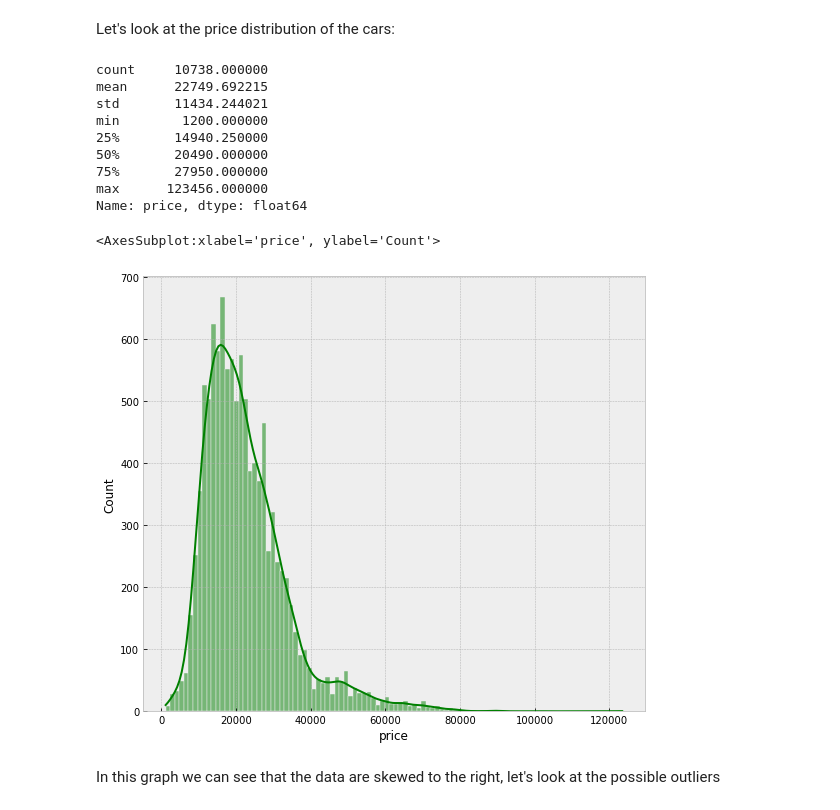
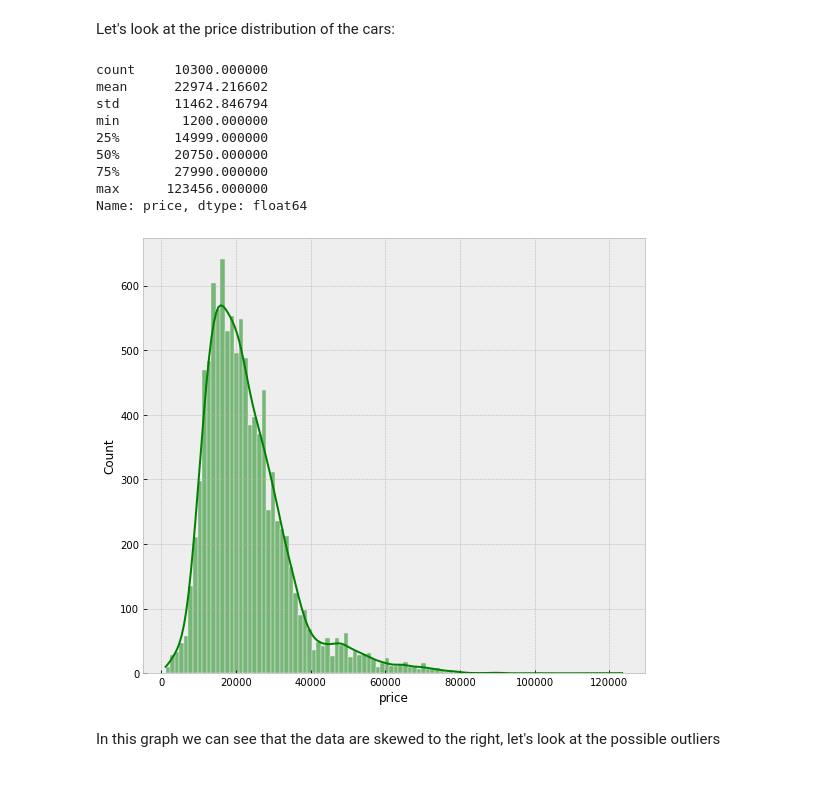
Before and after one commit to andercarrera/ML---Task-3-Treatments, a Jupyter notebook: Task-2-Regression-Exercise.ipynb, the cells around one changed output. Cells and saved outputs as stored; diff of their text form; code cells hidden in the pictures; blank space fills up the shorter version.

```diff
--- a/Task-2-Regression-Exercise.ipynb
+++ b/Task-2-Regression-Exercise.ipynb
@@ -132,0 +140,6 @@ With this information we can already deduce that practically all the variables a
+# %%
+#Replace 0 with NaN
+df["engineSize"] = df["engineSize"].replace(0, np.nan)
+df["tax"] = df["tax"].replace(0, np.nan)
+
+df.isna().sum()
@@ -132,0 +159,4 @@ With this information we can already deduce that practically all the variables a
+# %%
+df.dropna(inplace=True)
+
+df.duplicated().sum()
@@ -133,3 +167,5 @@ With this information we can already deduce that practically all the variables a
+# %%
+df.drop_duplicates(inplace=True)
 # %% [markdown]
 ## Data distribution
 # %% [markdown]
@@ -179,21 +215,24 @@ df_num.hist(figsize=(16, 20), bins=50, xlabelsize=8,
 # %% [markdown]
 Let's look at the price distribution of the cars:
 # %%
-print(df_num['price'].describe())
-plt.figure(figsize=(9, 8))
-sns.histplot(df_num['price'], color='g', bins=100, kde=True)
+def plot_distribution(target_df, column):
+    print(target_df[column].describe())
+    plt.figure(figsize=(9, 8))
+    sns.histplot(target_df[column], color='g', bins=100, kde=True)
+
+
+plot_distribution(df_num, 'price')
 # %% [output]
-count     10738.000000
-mean      22749.692215
-std       11434.244021
+count     10300.000000
+mean      22974.216602
+std       11462.846794
 min        1200.000000
-25%       14940.250000
-50%       20490.000000
-75%       27950.000000
+25%       14999.000000
+50%       20750.000000
+75%       27990.000000
 max      123456.000000
 Name: price, dtype: float64
-<AxesSubplot:xlabel='price', ylabel='Count'>
-[figure, old version]
+[figure, new version]
 # %% [markdown]
 In this graph we can see that the data are skewed to the right, let's look at the possible outliers
 # %%
```
Also changed, not shown: parts of 74 cells of this notebook.
